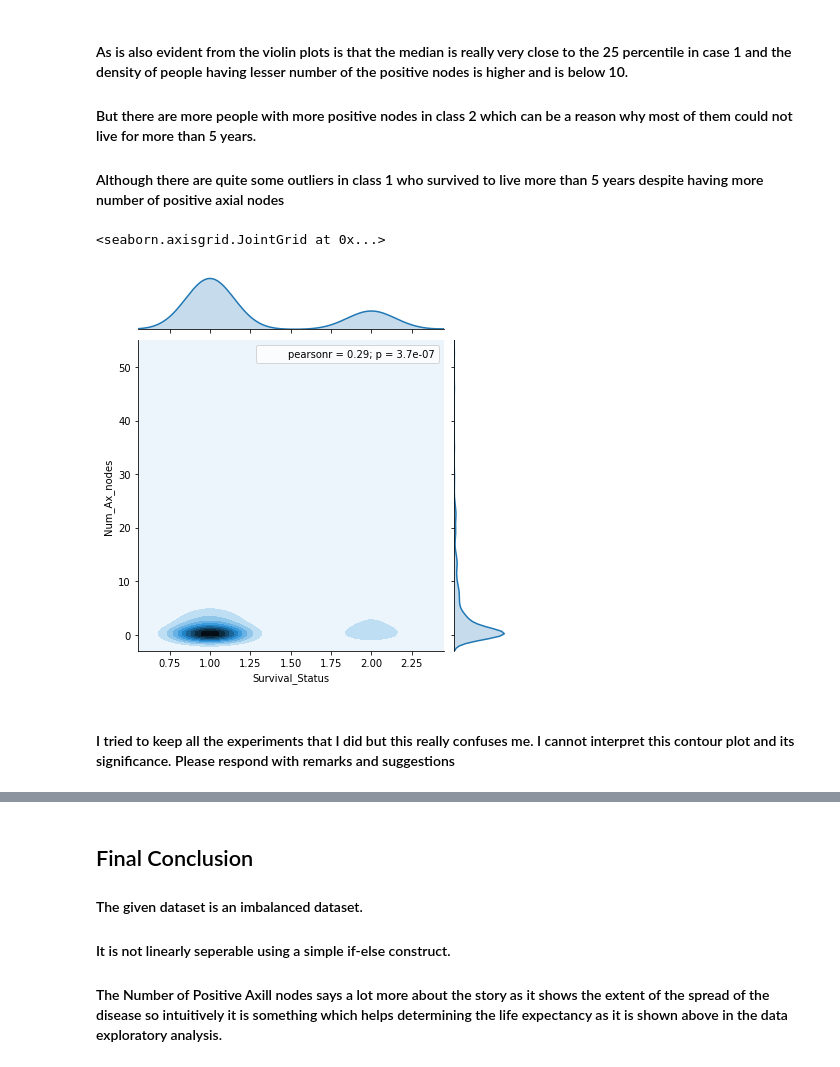
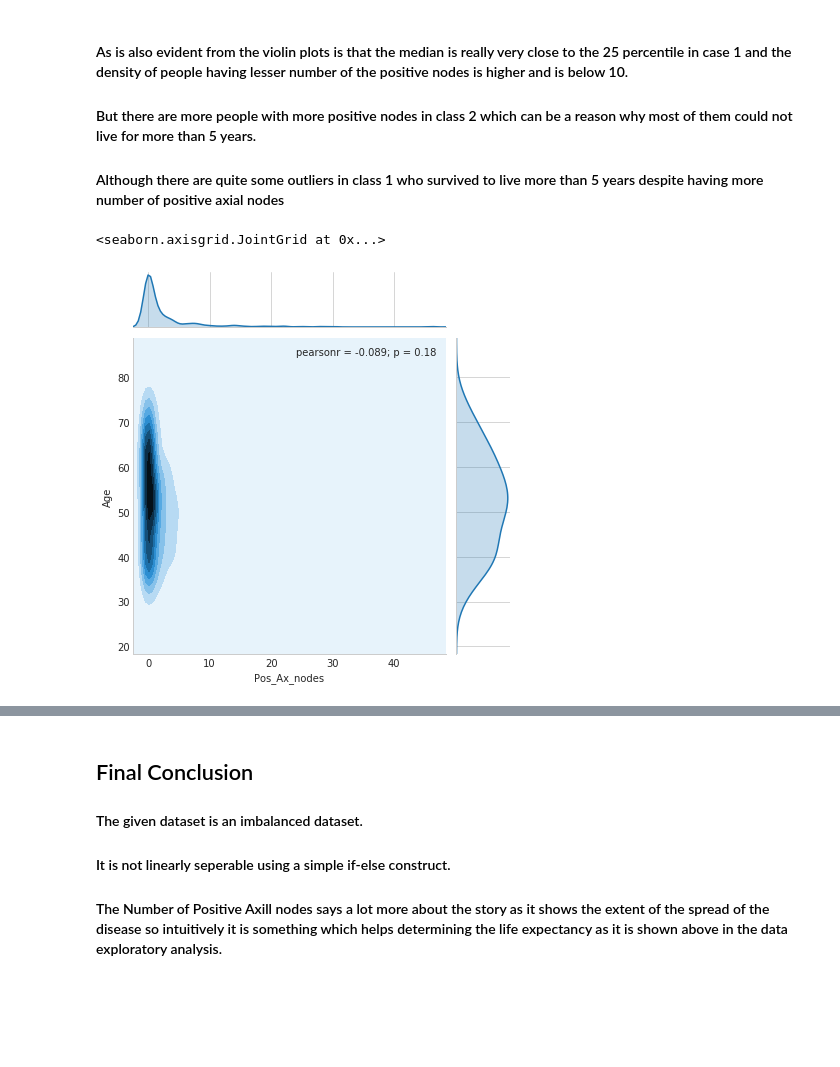
Before and after one commit to amsreekanth/ML-Archives, a Jupyter notebook: 1HabermanAnalysis.ipynb, the cells around one changed output, grey strips where cells are left out. Cells and saved outputs as stored; diff of their text form; code cells hidden in the pictures; blank space fills up the shorter version.

Commit message:
Attempt 2 for Exploratory data analysis of Haberman dataset

```diff
--- a/1HabermanAnalysis.ipynb
+++ b/1HabermanAnalysis.ipynb
@@ -47,0 +72,6 @@ Columns in the dataset :  Index(['Age', 'Op_Year', 'Num_Ax_nodes', 'Survival_Sta
+# %%
+sns.set_style("whitegrid");
+sns.FacetGrid(haberman, hue="Survival_Status", size=4) \
+   .map(plt.scatter, "Op_Year", "Pos_Ax_nodes") \
+   .add_legend();
+plt.show();
@@ -47,0 +82,6 @@ Columns in the dataset :  Index(['Age', 'Op_Year', 'Num_Ax_nodes', 'Survival_Sta
+# %%
+sns.set_style("whitegrid");
+sns.FacetGrid(haberman, hue="Survival_Status", size=4) \
+   .map(plt.scatter, "Age", "Survival_Status") \
+   .add_legend();
+plt.show();
@@ -47,0 +92,6 @@ Columns in the dataset :  Index(['Age', 'Op_Year', 'Num_Ax_nodes', 'Survival_Sta
+# %%
+sns.set_style("whitegrid");
+sns.FacetGrid(haberman, hue="Survival_Status", size=4) \
+   .map(plt.scatter, "Pos_Ax_nodes", "Survival_Status") \
+   .add_legend();
+plt.show();
@@ -47,0 +104,5 @@ Columns in the dataset :  Index(['Age', 'Op_Year', 'Num_Ax_nodes', 'Survival_Sta
+# %%
+plt.close();
+sns.set_style("whitegrid");
+sns.pairplot(haberman, hue="Survival_Status", size=3);
+plt.show()
@@ -112,9 +247,7 @@ plt.show()
 #### But there are more people with more positive nodes in class 2 which can be a reason why most of them could not live for more than 5 years.
 #### Although there are quite some outliers in class 1 who survived to live more than 5 years despite having more number of positive axial nodes
 # %%
-sns.jointplot(y='Num_Ax_nodes', x='Survival_Status', data=haberman, kind='kde')
+sns.jointplot(y='Age', x='Pos_Ax_nodes', data=long_lived, kind='kde')
 # %% [output]
 <seaborn.axisgrid.JointGrid at 0x...>
-[figure, old version]
+[figure, new version]
-# %% [markdown]
-#### I tried to keep all the experiments that I did but this really confuses me. I cannot interpret this contour plot and its significance. Please respond with remarks and suggestions
```
Also changed, not shown: parts of 29 cells of this notebook, 18 other files.
